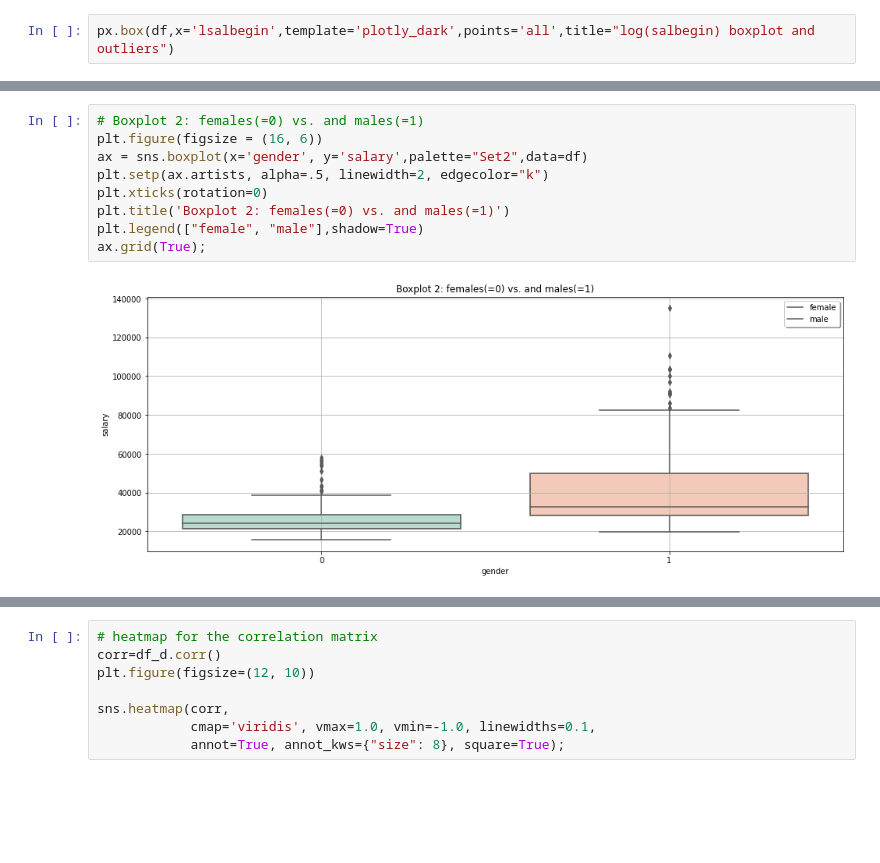
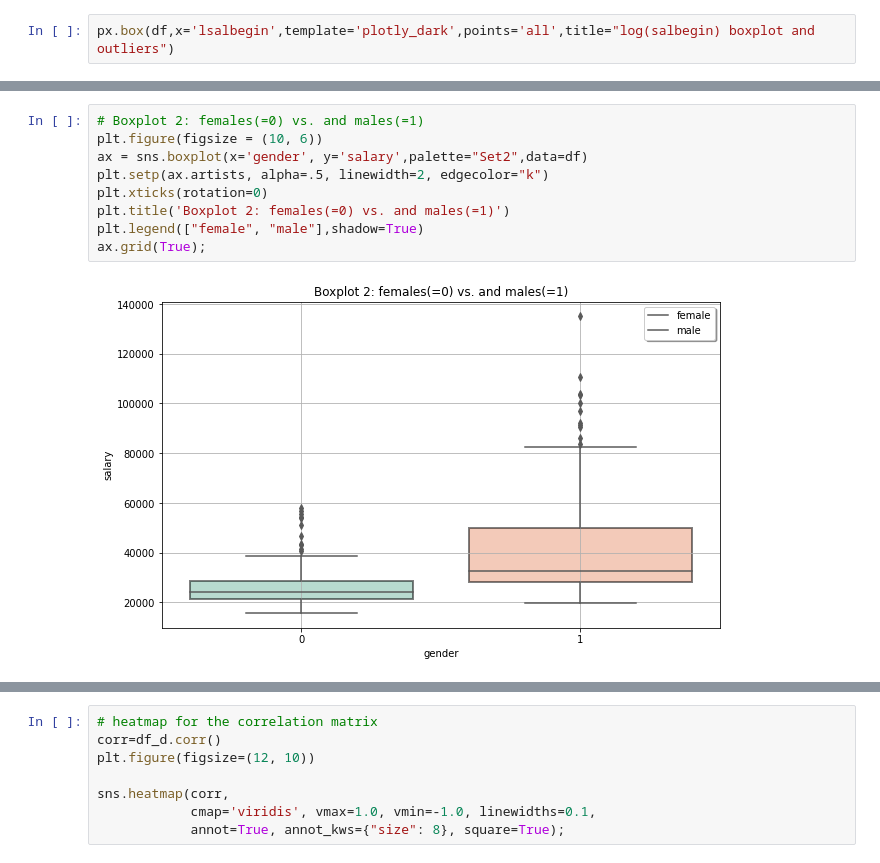
Before and after one commit to Bombastos/ds-projekt1-bank, a Jupyter notebook: bankwages_pr.ipynb, the cells around one changed output, grey strips where cells are left out. Saved outputs shown, nothing was run; the diff lists cells and outputs as text; blank space fills up the shorter version.

```diff
--- a/bankwages_pr.ipynb
+++ b/bankwages_pr.ipynb
@@ -129,13 +149,13 @@ ax.grid(True);
 # %%
 # Boxplot 2: females(=0) vs. and males(=1)
-plt.figure(figsize = (16, 6))
+plt.figure(figsize = (10, 6))
 ax = sns.boxplot(x='gender', y='salary',palette="Set2",data=df)
 plt.setp(ax.artists, alpha=.5, linewidth=2, edgecolor="k")
 plt.xticks(rotation=0)
 plt.title('Boxplot 2: females(=0) vs. and males(=1)')
 plt.legend(["female", "male"],shadow=True)
 ax.grid(True);
 # %% [output]
-[figure, old version]
+[figure, new version]
 # %%
 # boxplot 3 for jobcatagories
```
Also changed, not shown: parts of 30 cells of this notebook.
